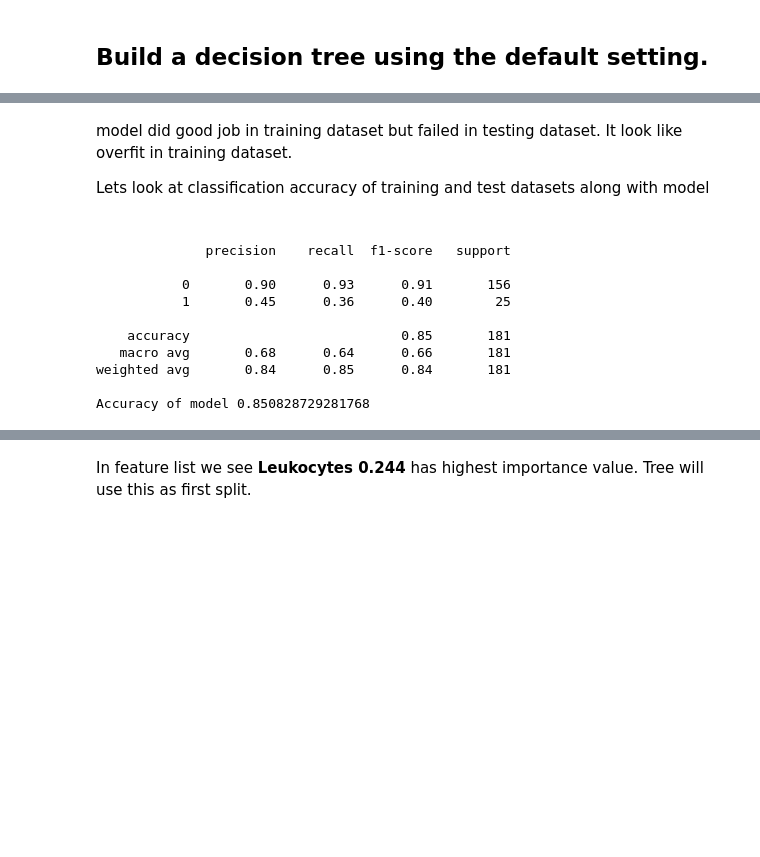
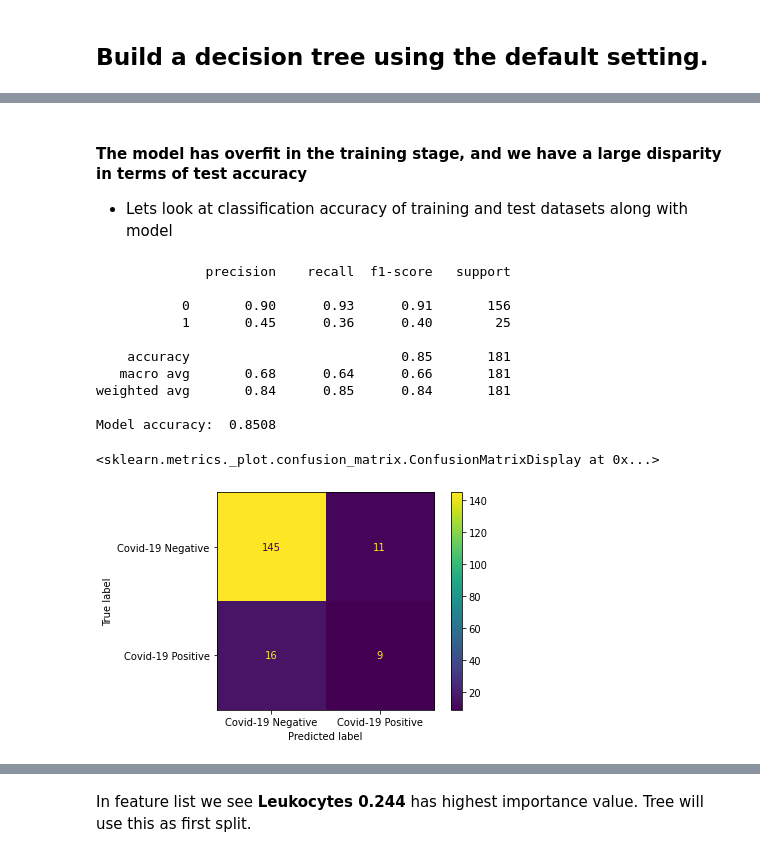
Before and after one commit to dnewton090/covid19-diagnostics, a Jupyter notebook: BrazilDecisionTree.ipynb, the cells around one changed output, grey strips where cells are left out. Cells and saved outputs as stored; diff of their text form; code cells hidden in the pictures; blank space fills up the shorter version.

```diff
--- a/BrazilDecisionTree.ipynb
+++ b/BrazilDecisionTree.ipynb
@@ -262,21 +242,26 @@ Test accuracy: 0.850828729281768
 # %% [markdown]
-model did good job in training dataset but failed in testing dataset. It look like overfit in training dataset.
+#### The model has overfit in the training stage, and we have a large disparity in terms of test accuracy
 
-Lets look at classification accuracy of training and test datasets along with model
+* Lets look at classification accuracy of training and test datasets along with model
-# %% [markdown]
-<a id="class_acc"></a>
 # %%
 y_pred = model.predict(X_test)
 print(classification_report(y_test, y_pred))
-print("Accuracy of model",accuracy_score(y_test, y_pred))
+print("Model accuracy: ",accuracy_score(y_test, y_pred).round(4))
+
+# Confusion matrix
+
+plot_confusion_matrix(model,X_test,y_test,
+                      display_labels=["Covid-19 Negative","Covid-19 Positive"])
 # %% [output]
               precision    recall  f1-score   support
 
            0       0.90      0.93      0.91       156
            1       0.45      0.36      0.40        25
 
     accuracy                           0.85       181
    macro avg       0.68      0.64      0.66       181
 weighted avg       0.84      0.85      0.84       181
 
-Accuracy of model 0.850828729281768
+Model accuracy:  0.8508
+<sklearn.metrics._plot.confusion_matrix.ConfusionMatrixDisplay at 0x...>
+[figure, added]
```
Also changed, not shown: parts of 41 cells of this notebook.
